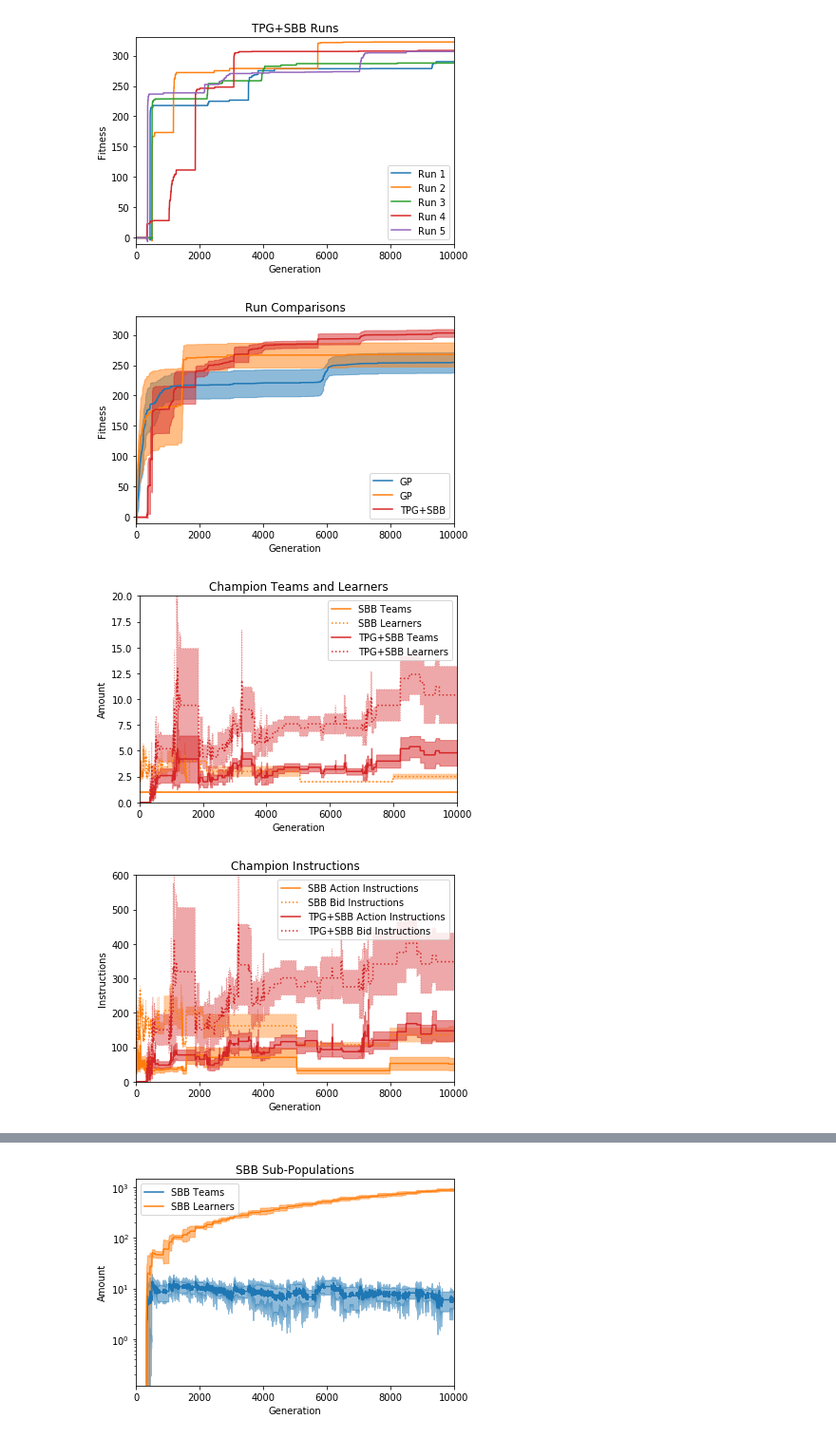
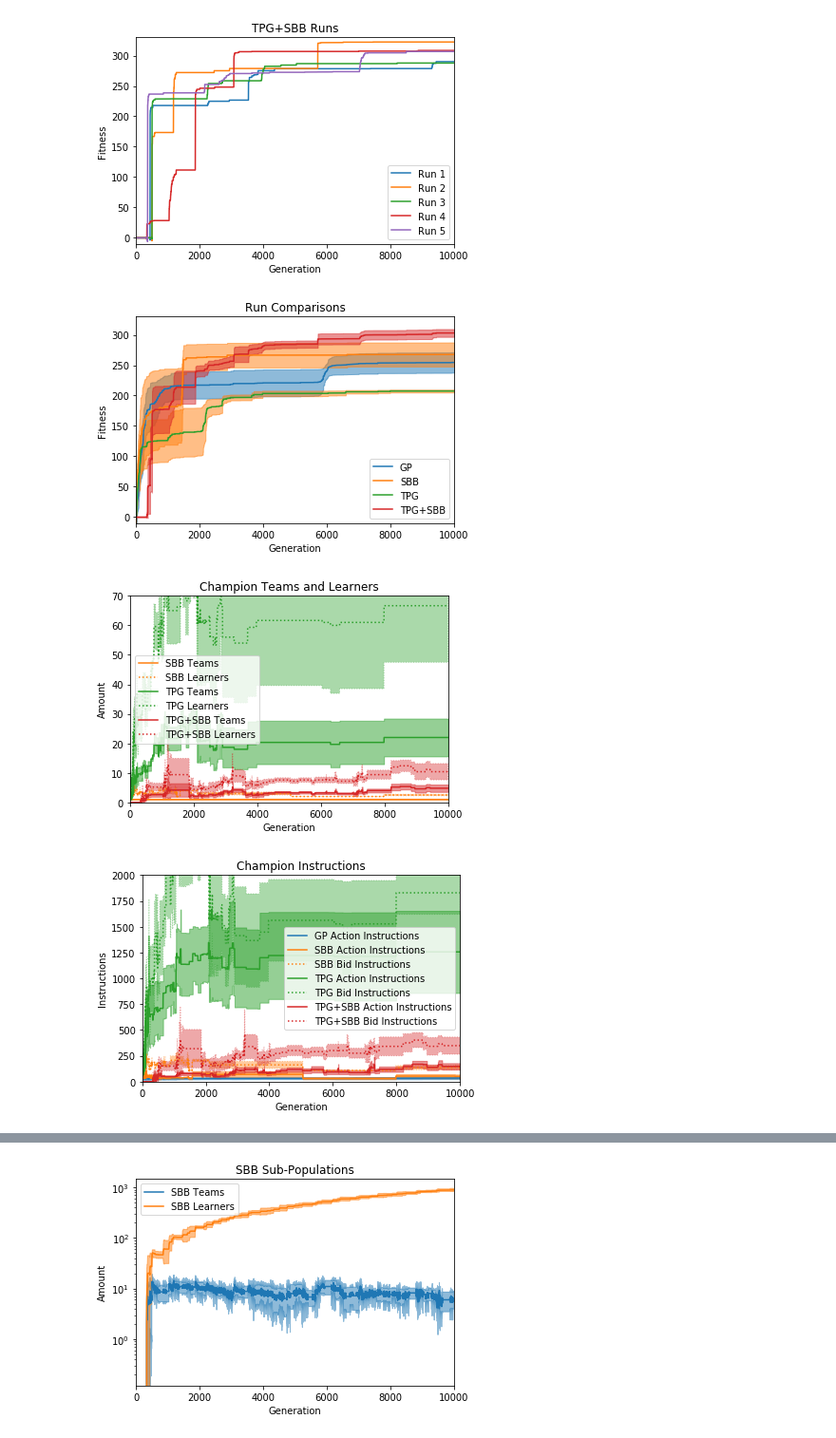
Before and after one commit to Ryan-Amaral/gp-bipedal-walker-analysis, a Jupyter notebook: basic_analysis.ipynb, the cells around one changed output, grey strips where cells are left out. Shown at 95% size. Cells and saved outputs as stored; diff of their text form; code cells hidden in the pictures.

```diff
--- a/basic_analysis.ipynb
+++ b/basic_analysis.ipynb
@@ -30,6 +30,13 @@ df_sbb_2 = pd.read_csv("run-data/sbb/2/log.csv")
 #df_sbb_5 = pd.read_csv("run-data/sbb/5/log.csv")
 dfs_sbb = [df_sbb_1, df_sbb_2]#, df_sbb_3, df_sbb_4, df_sbb_5]
 
+df_tpg_1 = pd.read_csv("run-data/tpg/1/log.csv")
+df_tpg_2 = pd.read_csv("run-data/tpg/2/log.csv")
+df_tpg_3 = pd.read_csv("run-data/tpg/3/log.csv")
+#df_tpg_4 = pd.read_csv("run-data/tpg/4/log.csv")
+#df_tpg_5 = pd.read_csv("run-data/tpg/5/log.csv")
+dfs_tpg = [df_tpg_1, df_tpg_2, df_tpg_3]#, df_tpg_4, df_tpg_5]
+
 df_tpgsbb_1 = pd.read_csv("run-data/tpgsbb/1/log.csv")
 df_tpgsbb_2 = pd.read_csv("run-data/tpgsbb/2/log.csv")
 df_tpgsbb_3 = pd.read_csv("run-data/tpgsbb/3/log.csv")
@@ -88,17 +111,23 @@ plt.show()
 # comparison over average of runs with standard deviations
 
 gp_means, gp_stds = get_mean_std(dfs_gp, "fitness_max", 10000)
+sbb_means, sbb_stds = get_mean_std(dfs_sbb, "fitness_max", 10000)
+tpg_means, tpg_stds = get_mean_std(dfs_tpg, "fitness_max", 10000)
 tpgsbb_means, tpgsbb_stds = get_mean_std(dfs_tpgsbb, "fitness_max", 10000)
-sbb_means, sbb_stds = get_mean_std(dfs_sbb, "fitness_max", 10000)
 
 plt.plot(gp_means, label="GP", color=colors[0])
 plt.fill_between(range(10000),
                  gp_means-gp_stds/2, gp_means+gp_stds/2,
                 alpha=0.5, color=colors[0])
 
-plt.plot(sbb_means, label="GP", color=colors[1])
+plt.plot(sbb_means, label="SBB", color=colors[1])
 plt.fill_between(range(10000),
                  sbb_means-sbb_stds/2, sbb_means+sbb_stds/2,
+                alpha=0.5, color=colors[1])
+
+plt.plot(tpg_means, label="TPG", color=colors[2])
+plt.fill_between(range(10000),
+                 tpg_means-tpg_stds/2, tpg_means+tpg_stds/2,
                 alpha=0.5, color=colors[1])
 
 plt.plot(tpgsbb_means, color=colors[3], label="TPG+SBB")
@@ -116,12 +145,15 @@ plt.legend()
 plt.savefig("images/evo-runs-compare.pdf")
 plt.show()
 # %% [output]
-[figure, old version]
+[figure, new version]
 # %%
 # comparison of champion team and learner sizes
 
 sbb_teams_means, sbb_teams_stds = get_mean_std(dfs_sbb, "champ_teams", 10000)
 sbb_learners_means, sbb_learners_stds = get_mean_std(dfs_sbb, "champ_learners", 10000)
+
+tpg_teams_means, tpg_teams_stds = get_mean_std(dfs_tpg, "champ_teams", 10000)
+tpg_learners_means, tpg_learners_stds = get_mean_std(dfs_tpg, "champ_learners", 10000)
 
 tpgsbb_teams_means, tpgsbb_teams_stds = get_mean_std(dfs_tpgsbb, "champ_teams", 10000)
 tpgsbb_learners_means, tpgsbb_learners_stds = get_mean_std(dfs_tpgsbb, "champ_learners", 10000)
@@ -130,35 +162,48 @@ tpgsbb_learners_means, tpgsbb_learners_stds = get_mean_std(dfs_tpgsbb, "champ_le
 plt.plot(sbb_teams_means, color=colors[1], label="SBB Teams")
 plt.fill_between(range(10000),
                  sbb_teams_means-sbb_teams_stds/2, sbb_teams_means+sbb_teams_stds/2,
                 alpha=0.5, color=colors[1])
 
 plt.plot(sbb_learners_means, color=colors[1], linestyle="dotted", label="SBB Learners")
 plt.fill_between(range(10000),
                  sbb_learners_means-sbb_learners_stds/2, sbb_learners_means+sbb_learners_stds/2,
                 alpha=0.4, color=colors[1], linestyle="dotted")
 
 
+
+plt.plot(tpg_teams_means, color=colors[2], label="TPG Teams")
+plt.fill_between(range(10000),
+                 tpg_teams_means-tpg_teams_stds/2, tpg_teams_means+tpg_teams_stds/2,
+                alpha=0.5, color=colors[2])
+
+plt.plot(tpg_learners_means, color=colors[2], linestyle="dotted", label="TPG Learners")
+plt.fill_between(range(10000),
+                 tpg_learners_means-tpg_learners_stds/2, tpg_learners_means+tpg_learners_stds/2,
+                alpha=0.4, color=colors[2], linestyle="dotted")
+
+
+
 plt.plot(tpgsbb_teams_means, color=colors[3], label="TPG+SBB Teams")
 plt.fill_between(range(10000),
                  tpgsbb_teams_means-tpgsbb_teams_stds/2, tpgsbb_teams_means+tpgsbb_teams_stds/2,
                 alpha=0.5, color=colors[3])
 
 plt.plot(tpgsbb_learners_means, color=colors[3], linestyle="dotted", label="TPG+SBB Learners")
 plt.fill_between(range(10000),
                  tpgsbb_learners_means-tpgsbb_learners_stds/2, tpgsbb_learners_means+tpgsbb_learners_stds/2,
                 alpha=0.4, color=colors[3], linestyle="dotted")
 
 plt.title("Champion Teams and Learners")
 plt.xlabel("Generation")
 plt.xlim(0,10000)
 plt.ylabel("Amount")
-plt.ylim(0,20)
+plt.ylim(0,70)
 plt.legend()
 
 plt.savefig("images/evo-teams-learners.pdf")
 plt.show()
 # %% [output]
-[figure, old version]
+[figure, new version]
 # %%
 # comparison of champion instruction sizes
 
@@ -167,14 +212,18 @@ gp_act_means, gp_act_stds = get_mean_std(dfs_gp, "champ_act_instructions", 10000
 sbb_act_means, sbb_act_stds = get_mean_std(dfs_sbb, "champ_act_instructions", 10000)
 sbb_bid_means, sbb_bid_stds = get_mean_std(dfs_sbb, "champ_instructions", 10000)
 
+tpg_act_means, tpg_act_stds = get_mean_std(dfs_tpg, "champ_act_instructions", 10000)
+tpg_bid_means, tpg_bid_stds = get_mean_std(dfs_tpg, "champ_instructions", 10000)
+
 tpgsbb_act_means, tpgsbb_act_stds = get_mean_std(dfs_tpgsbb, "champ_act_instructions", 10000)
 tpgsbb_bid_means, tpgsbb_bid_stds = get_mean_std(dfs_tpgsbb, "champ_instructions", 10000)
 
 
-#plt.plot(gp_act_means, color=colors[0], label="GP Action Instructions")
-#plt.fill_between(range(10000),
-#                 gp_act_means-gp_act_stds, gp_act_means+gp_act_stds,
-#                alpha=0.5, color=colors[0])
+plt.plot(gp_act_means, color=colors[0], label="GP Action Instructions")
+plt.fill_between(range(10000),
+                 gp_act_means-gp_act_stds/2, gp_act_means+gp_act_stds/2,
+                alpha=0.5, color=colors[0])
+
 
 
 plt.plot(sbb_act_means, color=colors[1], label="SBB Action Instructions")
@@ -186,6 +235,21 @@ plt.plot(sbb_bid_means, color=colors[1], linestyle="dotted", label="SBB Bid Inst
 plt.fill_between(range(10000),
                  sbb_bid_means-sbb_bid_stds/2, sbb_bid_means+sbb_bid_stds/2,
                 alpha=0.4, color=colors[1], linestyle="dotted")
+
+
+
+plt.plot(tpg_act_means, color=colors[2], label="TPG Action Instructions")
+plt.fill_between(range(10000),
+                 tpg_act_means-tpg_act_stds/2, tpg_act_means+tpg_act_stds/2,
+                alpha=0.5, color=colors[2])
+
+plt.plot(tpg_bid_means, color=colors[2], linestyle="dotted", label="TPG Bid Instructions")
+plt.fill_between(range(10000),
+                 tpg_bid_means-tpg_bid_stds/2, tpg_bid_means+tpg_bid_stds/2,
+                alpha=0.4, color=colors[2], linestyle="dotted")
+
+
+
 
 
 plt.plot(tpgsbb_act_means, color=colors[3], label="TPG+SBB Action Instructions")
@@ -202,13 +266,13 @@ plt.title("Champion Instructions")
 plt.xlabel("Generation")
 plt.xlim(0,10000)
 plt.ylabel("Instructions")
-plt.ylim(0,600)
+plt.ylim(0,2000)
 plt.legend()
 
 plt.savefig("images/evo-instructions.pdf")
 plt.show()
 # %% [output]
-[figure, old version]
+[figure, new version]
 # %%
 # comparison of champion instruction sizes normalized to learners
 
```
Also changed, not shown: parts of 2 cells of this notebook, 25 other files.
